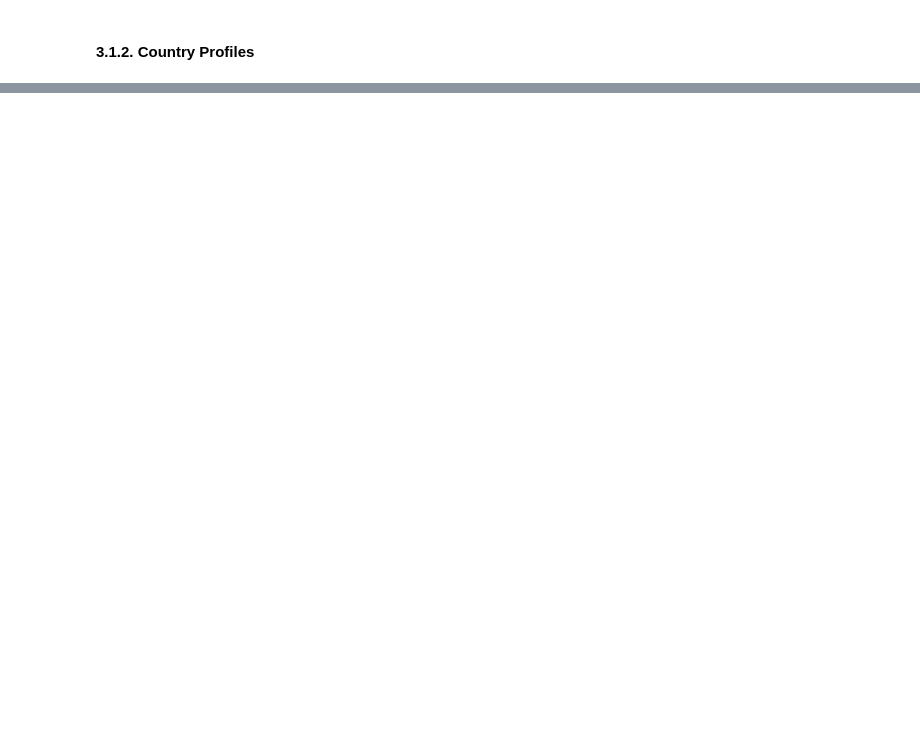
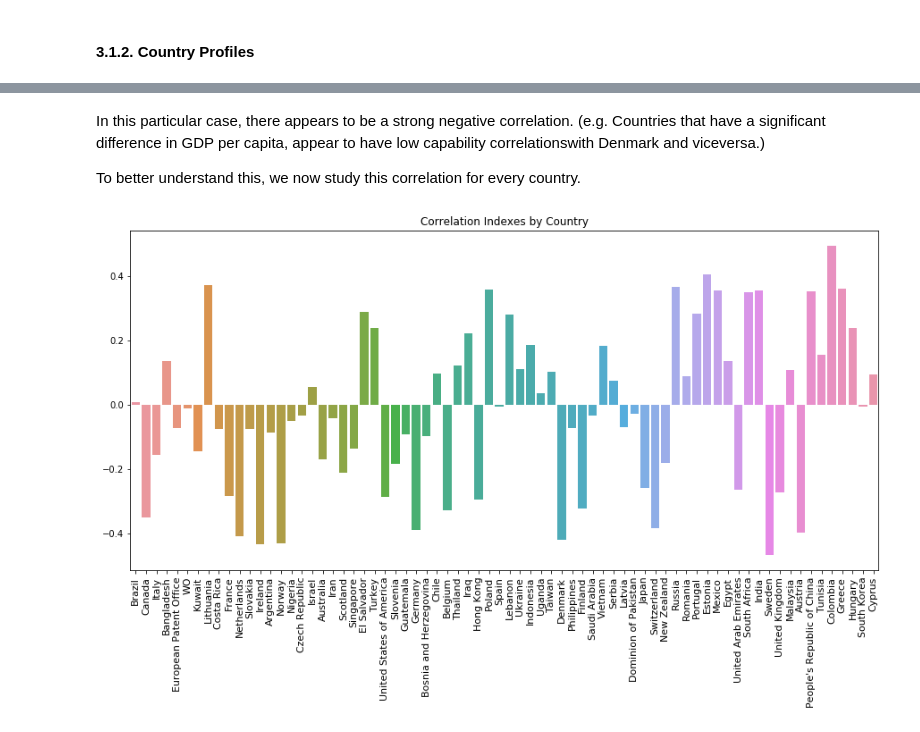
Before and after one commit to duarteocarmo/technological_capabilities, a Jupyter notebook: notebooks/2_1_Capability Correlations_Countries.ipynb, the cells around one changed output, grey strips where cells are left out. Cells and saved outputs as stored; diff of their text form; code cells hidden in the pictures; blank space fills up the shorter version.

```diff
--- a/notebooks/2_1_Capability Correlations_Countries.ipynb
+++ b/notebooks/2_1_Capability Correlations_Countries.ipynb
@@ -687,0 +717,32 @@ Correlation:  28.2715983637367 %
+# %% [markdown]
+In this particular case, there appears to be a strong negative correlation. (e.g. Countries that have a significant difference in GDP per capita, appear to have low capability correlationswith Denmark and viceversa.)
+
+To better understand this, we now study this correlation for every country.
+# %%
+pearson_dict = {}
+# for each country selected
+for country in clean_country_names:
+
+    # find the matrix slice
+    country_index = find_index(country, countries_available)
+    histogram_data_gdps = gdps[:, country_index]
+    histogram_data_corr = adapted_country_correlation[:, country_index]
+
+    # remove the country itself from data and labels
+    histogram_data_gpds = np.delete(histogram_data_gdps, country_index)
+    histogram_data_corr = np.delete(histogram_data_corr, country_index)
+    clean_country_names = np.delete(countries_available, country_index)
+
+    # add entry to a dictionnary that dictionnary[country] = pearson correlation value
+    pearson_dict[country] = stats.pearsonr(histogram_data_corr, histogram_data_gpds)[0]
+
+
+countries = pearson_dict.keys()
+correlations = pearson_dict.values()
+plt.subplots(1,1,figsize=(15,7))
+sns.barplot(np.arange(len(correlations)), correlations)
+plt.xticks(np.arange(len(correlations)), countries, rotation=90, fontsize=11)
+plt.title('Correlation Indexes by Country')
+plt.show()
+# %% [output]
+[figure, added]
```
Also changed, not shown: parts of 13 cells of this notebook.
